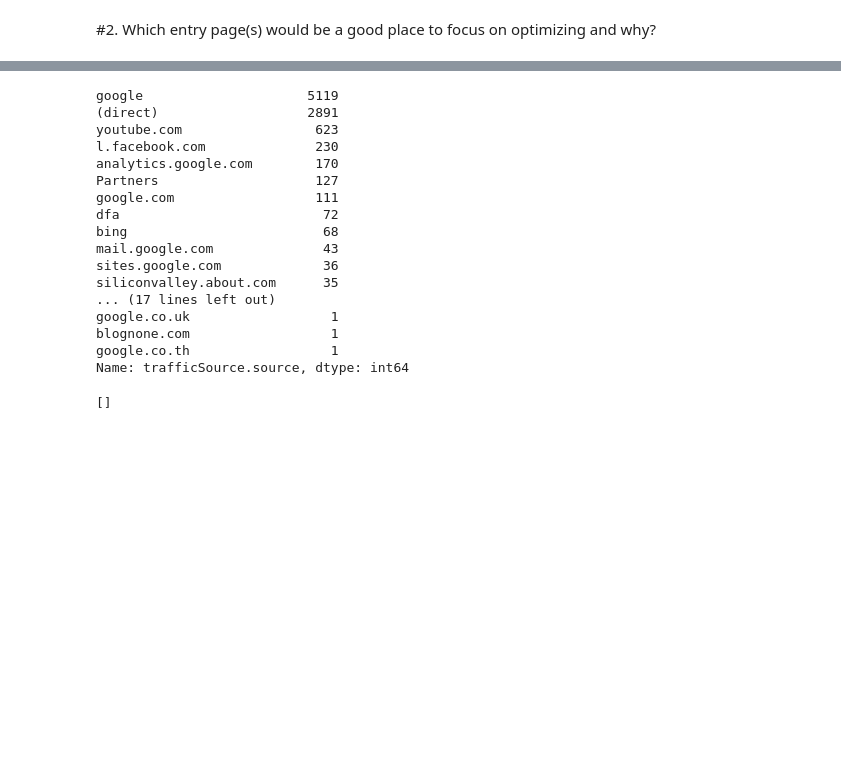
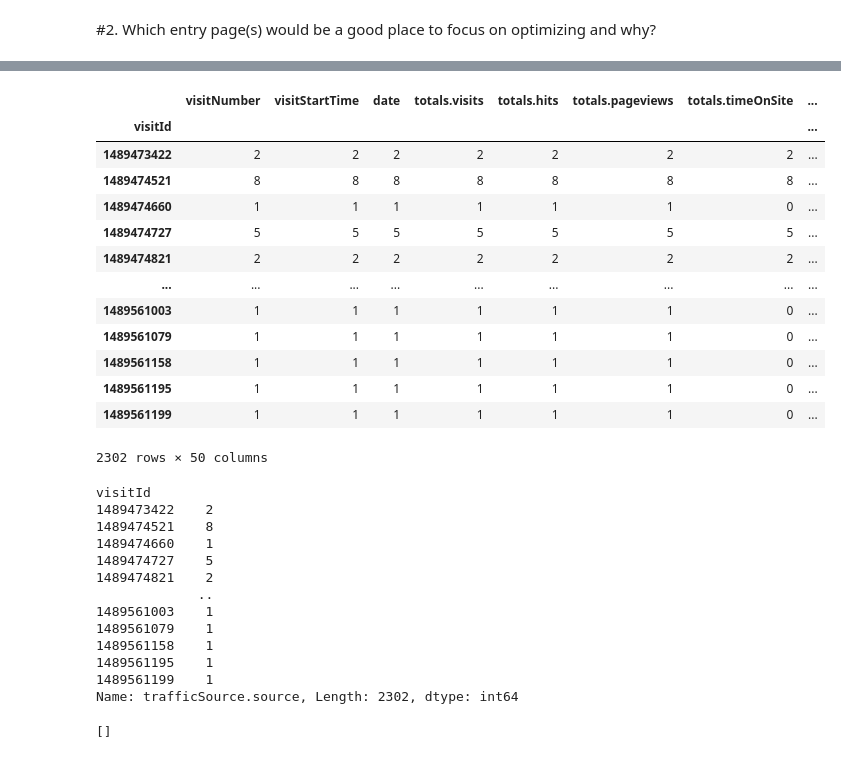
Before and after one commit to cmannnn/workhuman_data_analytic_canidate_exercise, a Jupyter notebook: workhuman_data_analytic_canidate_exercise.ipynb, the cells around one changed output, grey strips where cells are left out. Drawn from its saved outputs; the diff is of its cells as text; code cells hidden in the pictures; blank space fills up the shorter version.

```diff
--- a/workhuman_data_analytic_canidate_exercise.ipynb
+++ b/workhuman_data_analytic_canidate_exercise.ipynb
@@ -260,23 +305,37 @@ Country specific segmentation can also uncover the origin of hits, visits, and/o
+# %%
+df_visitId_group = df.groupby('visitId').count()
+df_visitId_group
+# %% [output]
+|  | visitNumber | visitStartTime | date | totals.visits | totals.hits | totals.pageviews | totals.timeOnSite | ... |
+| visitId |  |  |  |  |  |  |  | ... |
+| 1489473422 | 2 | 2 | 2 | 2 | 2 | 2 | 2 | ... |
+| 1489474521 | 8 | 8 | 8 | 8 | 8 | 8 | 8 | ... |
+| 1489474660 | 1 | 1 | 1 | 1 | 1 | 1 | 0 | ... |
+| 1489474727 | 5 | 5 | 5 | 5 | 5 | 5 | 5 | ... |
+| 1489474821 | 2 | 2 | 2 | 2 | 2 | 2 | 2 | ... |
+| ... | ... | ... | ... | ... | ... | ... | ... | ... |
+| 1489561003 | 1 | 1 | 1 | 1 | 1 | 1 | 0 | ... |
+| 1489561079 | 1 | 1 | 1 | 1 | 1 | 1 | 0 | ... |
+| 1489561158 | 1 | 1 | 1 | 1 | 1 | 1 | 0 | ... |
+| 1489561195 | 1 | 1 | 1 | 1 | 1 | 1 | 0 | ... |
+| 1489561199 | 1 | 1 | 1 | 1 | 1 | 1 | 0 | ... |
+2302 rows × 50 columns
 # %%
-df['trafficSource.source'].value_counts()
+df_visitId_group['trafficSource.source']
 # %% [output]
-google                     5119
-(direct)                   2891
-youtube.com                 623
-l.facebook.com              230
-analytics.google.com        170
-Partners                    127
-google.com                  111
-dfa                          72
-bing                         68
-mail.google.com              43
-sites.google.com             36
-siliconvalley.about.com      35
-... (17 lines left out)
-google.co.uk                  1
-blognone.com                  1
-google.co.th                  1
-Name: trafficSource.source, dtype: int64
+visitId
+1489473422    2
+1489474521    8
+1489474660    1
+1489474727    5
+1489474821    2
+             ..
+1489561003    1
+1489561079    1
+1489561158    1
+1489561195    1
+1489561199    1
+Name: trafficSource.source, Length: 2302, dtype: int64
 # %%
 #device.deviceCategory
 ax, fig = plt.subplots(figsize = (30,10))
```
Also changed, not shown: parts of 8 cells of this notebook.
